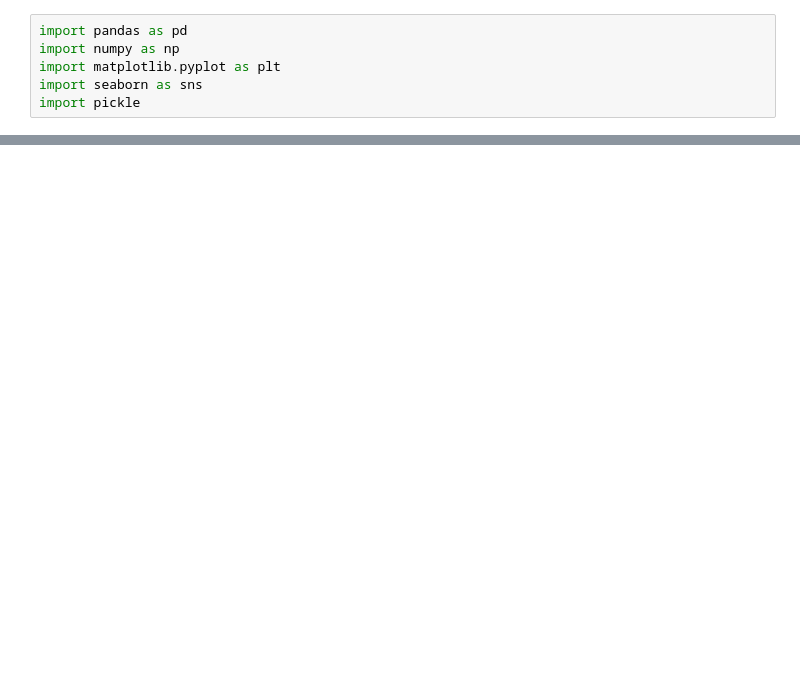
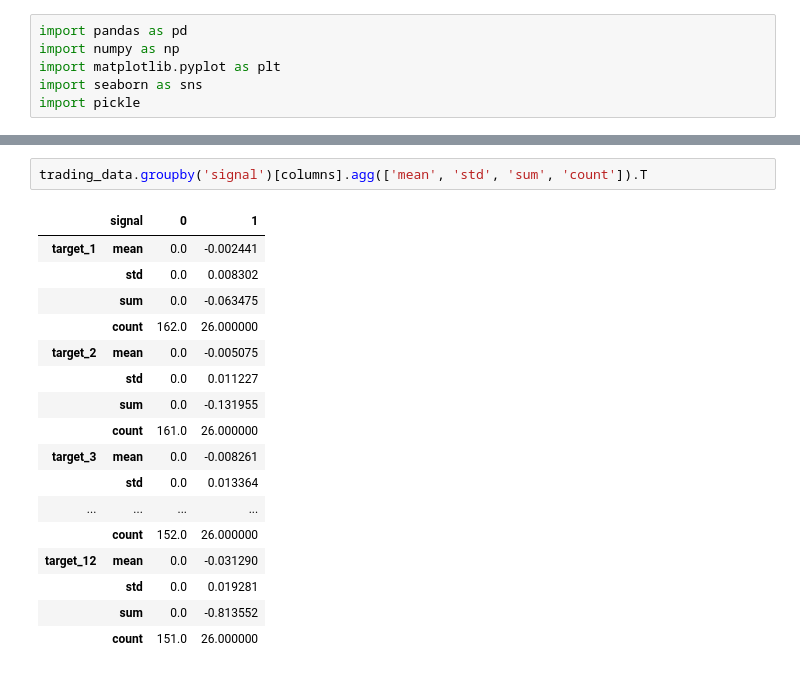
Before and after one commit to sergio12S/quant-AI, a Jupyter notebook: analyse_rnn.ipynb, the cells around one changed output, grey strips where cells are left out. Saved outputs shown, nothing was run; the diff lists cells and outputs as text; blank space fills up the shorter version.

```diff
--- a/analyse_rnn.ipynb
+++ b/analyse_rnn.ipynb
@@ -42,0 +123,20 @@ fig.show()
+# %%
+trading_data.groupby('signal')[columns].agg(['mean', 'std', 'sum', 'count']).T
+# %% [output]
+|  | signal | 0 | 1 |
+| target_1 | mean | 0.0 | -0.002441 |
+|  | std | 0.0 | 0.008302 |
+|  | sum | 0.0 | -0.063475 |
+|  | count | 162.0 | 26.000000 |
+| target_2 | mean | 0.0 | -0.005075 |
+|  | std | 0.0 | 0.011227 |
+|  | sum | 0.0 | -0.131955 |
+|  | count | 161.0 | 26.000000 |
+| target_3 | mean | 0.0 | -0.008261 |
+|  | std | 0.0 | 0.013364 |
+| ... | ... | ... | ... |
+|  | count | 152.0 | 26.000000 |
+| target_12 | mean | 0.0 | -0.031290 |
+|  | std | 0.0 | 0.019281 |
+|  | sum | 0.0 | -0.813552 |
+|  | count | 151.0 | 26.000000 |
```
Also changed, not shown: parts of 9 cells of this notebook, 3 other files.
